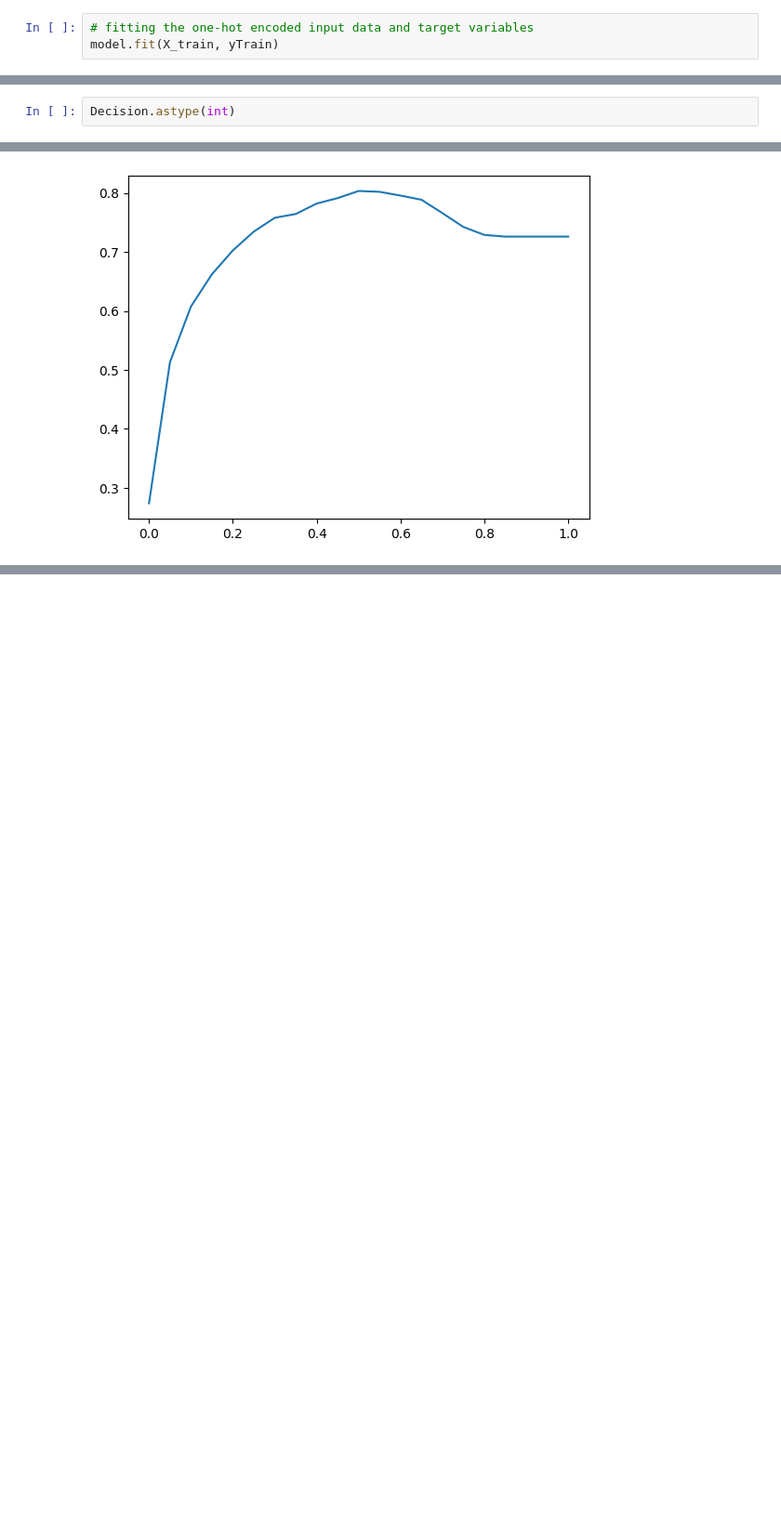
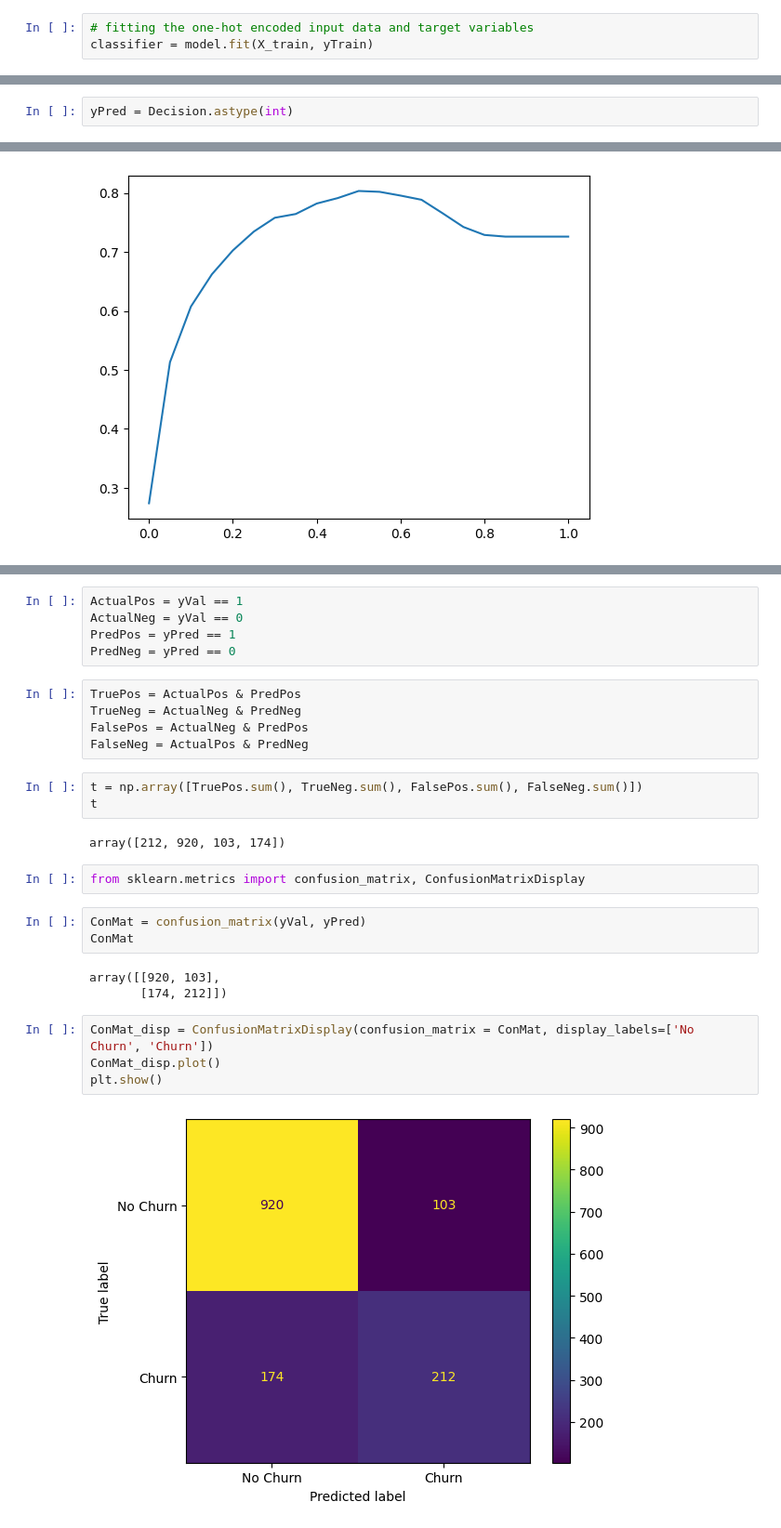
Before and after one commit to not-AVP/psychic-potato, a Jupyter notebook: practice/ChurnBurn.ipynb, the cells around one changed output, grey strips where cells are left out. Shown: that part at 93% size. Cells and saved outputs as stored; diff of their text form; blank space fills up the shorter version.

Commit message:
confusion matrix

```diff
--- a/practice/ChurnBurn.ipynb
+++ b/practice/ChurnBurn.ipynb
@@ -643,4 +643,4 @@ from sklearn.linear_model import LogisticRegression
 model = LogisticRegression(max_iter=3000)
 # %%
 # fitting the one-hot encoded input data and target variables
-model.fit(X_train, yTrain)
+classifier = model.fit(X_train, yTrain)
@@ -678,2 +679,2 @@ array([0, 0, 0, ..., 0, 1, 1], shape=(1409,))
 # %%
-Decision.astype(int)
+yPred = Decision.astype(int)
@@ -808,0 +735,29 @@ StandardScaler()
+# %%
+ActualPos = yVal == 1
+ActualNeg = yVal == 0
+PredPos = yPred == 1
+PredNeg = yPred == 0
+# %%
+TruePos = ActualPos & PredPos
+TrueNeg = ActualNeg & PredNeg
+FalsePos = ActualNeg & PredPos
+FalseNeg = ActualPos & PredNeg
+# %%
+t = np.array([TruePos.sum(), TrueNeg.sum(), FalsePos.sum(), FalseNeg.sum()])
+t
+# %% [output]
+array([212, 920, 103, 174])
+# %%
+from sklearn.metrics import confusion_matrix, ConfusionMatrixDisplay
+# %%
+ConMat = confusion_matrix(yVal, yPred)
+ConMat
+# %% [output]
+array([[920, 103],
+       [174, 212]])
+# %%
+ConMat_disp = ConfusionMatrixDisplay(confusion_matrix = ConMat, display_labels=['No Churn', 'Churn'])
+ConMat_disp.plot()
+plt.show()
+# %% [output]
+[figure, added]
```
Also changed, not shown: parts of 23 cells of this notebook.
